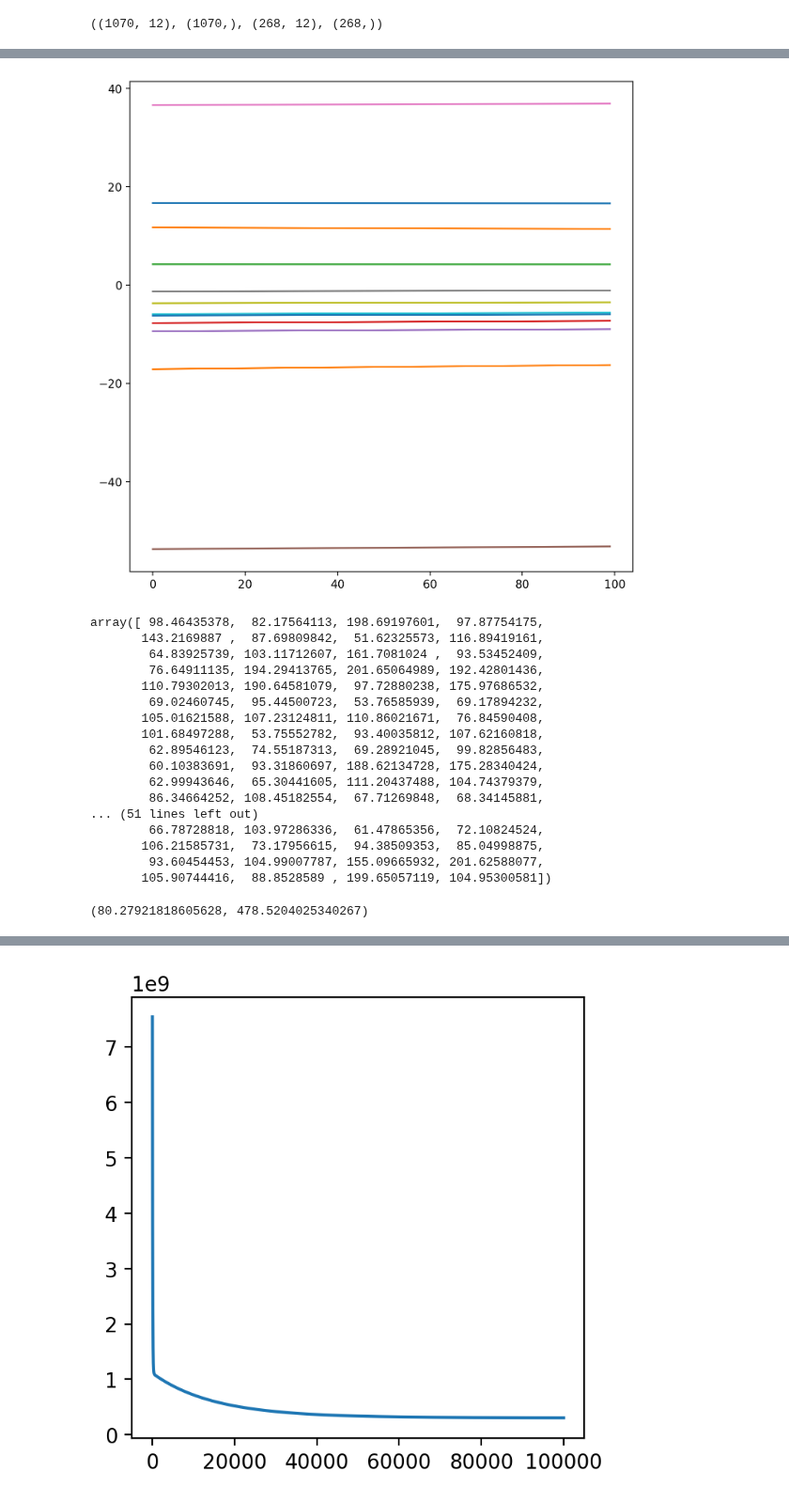
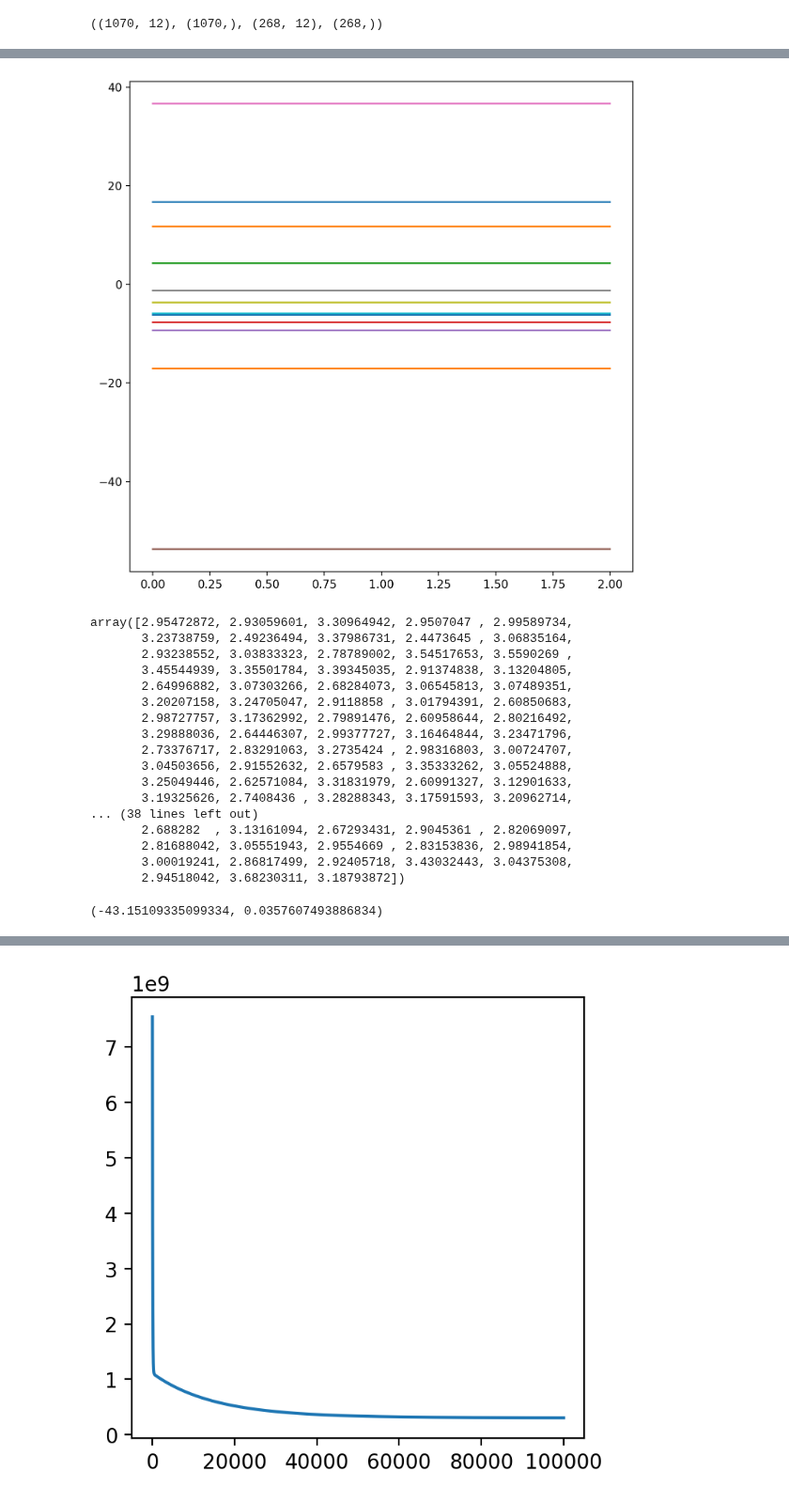
Before and after one commit to ashen007/MedicalCostPrediction-insurance_fraudDetection, a Jupyter notebook: medical cost predict.ipynb, the cells around one changed output, grey strips where cells are left out. Shown at 94% size. Cells and saved outputs as stored; diff of their text form; code cells hidden in the pictures.

```diff
--- a/medical cost predict.ipynb
+++ b/medical cost predict.ipynb
@@ -95,3 +106,5 @@ data = data.drop(labels='charges',axis=1)
+# %%
+target = np.log(target)
 # %%
 numeric_data = data.select_dtypes(include=np.number)
 numeric_data
@@ -180,3 +192,3 @@ r2_score(test_y,predict_1)*100, mean_squared_error(test_y,predict_1)
 # %%
-weights_gd,cost_history = regression_model.fit(np.sqrt(train_x),np.sqrt(train_y),0.0001,100001)
+weights_gd,cost_history = regression_model.fit(np.sqrt(train_x),np.sqrt(train_y),0.00001,1000001)
 weights_gd
@@ -230,37 +222,37 @@ alpha_hist
 # %%
 alpha_hist = np.asarray(alpha_hist)
 
 fig = plt.figure(figsize=[8,8],dpi=200)
 ax = fig.add_subplot(111)
-ax.plot(alpha_hist,label=)
+ax.plot(alpha_hist)
 plt.show()
 # %% [output]
-[figure, old version]
+[figure, new version]
 # %%
 predict_2 = np.dot(np.sqrt(test_x),weights_gd)
 predict_2
 # %% [output]
-array([ 98.46435378,  82.17564113, 198.69197601,  97.87754175,
-       143.2169887 ,  87.69809842,  51.62325573, 116.89419161,
-        64.83925739, 103.11712607, 161.7081024 ,  93.53452409,
-        76.64911135, 194.29413765, 201.65064989, 192.42801436,
-       110.79302013, 190.64581079,  97.72880238, 175.97686532,
-        69.02460745,  95.44500723,  53.76585939,  69.17894232,
-       105.01621588, 107.23124811, 110.86021671,  76.84590408,
-       101.68497288,  53.75552782,  93.40035812, 107.62160818,
-        62.89546123,  74.55187313,  69.28921045,  99.82856483,
-        60.10383691,  93.31860697, 188.62134728, 175.28340424,
-        62.99943646,  65.30441605, 111.20437488, 104.74379379,
-        86.34664252, 108.45182554,  67.71269848,  68.34145881,
-... (51 lines left out)
-        66.78728818, 103.97286336,  61.47865356,  72.10824524,
-       106.21585731,  73.17956615,  94.38509353,  85.04998875,
-        93.60454453, 104.99007787, 155.09665932, 201.62588077,
-       105.90744416,  88.8528589 , 199.65057119, 104.95300581])
+array([2.95472872, 2.93059601, 3.30964942, 2.9507047 , 2.99589734,
+       3.23738759, 2.49236494, 3.37986731, 2.4473645 , 3.06835164,
+       2.93238552, 3.03833323, 2.78789002, 3.54517653, 3.5590269 ,
+       3.45544939, 3.35501784, 3.39345035, 2.91374838, 3.13204805,
+       2.64996882, 3.07303266, 2.68284073, 3.06545813, 3.07489351,
+       3.20207158, 3.24705047, 2.9118858 , 3.01794391, 2.60850683,
+       2.98727757, 3.17362992, 2.79891476, 2.60958644, 2.80216492,
+       3.29888036, 2.64446307, 2.99377727, 3.16464844, 3.23471796,
+       2.73376717, 2.83291063, 3.2735424 , 2.98316803, 3.00724707,
+       3.04503656, 2.91552632, 2.6579583 , 3.35333262, 3.05524888,
+       3.25049446, 2.62571084, 3.31831979, 2.60991327, 3.12901633,
+       3.19325626, 2.7408436 , 3.28288343, 3.17591593, 3.20962714,
+... (38 lines left out)
+       2.688282  , 3.13161094, 2.67293431, 2.9045361 , 2.82069097,
+       2.81688042, 3.05551943, 2.9554669 , 2.83153836, 2.98941854,
+       3.00019241, 2.86817499, 2.92405718, 3.43032443, 3.04375308,
+       2.94518042, 3.68230311, 3.18793872])
 # %%
 r2_score(np.sqrt(test_y),predict_2)*100, mean_squared_error(np.sqrt(test_y),predict_2)
 # %% [output]
-(80.27921818605628, 478.5204025340267)
+(-43.15109335099334, 0.0357607493886834)
 # %%
 predict_3 = np.dot(np.sqrt(test_x),weights_ridge)
 predict_3
```
Also changed, not shown: parts of 13 cells of this notebook.
